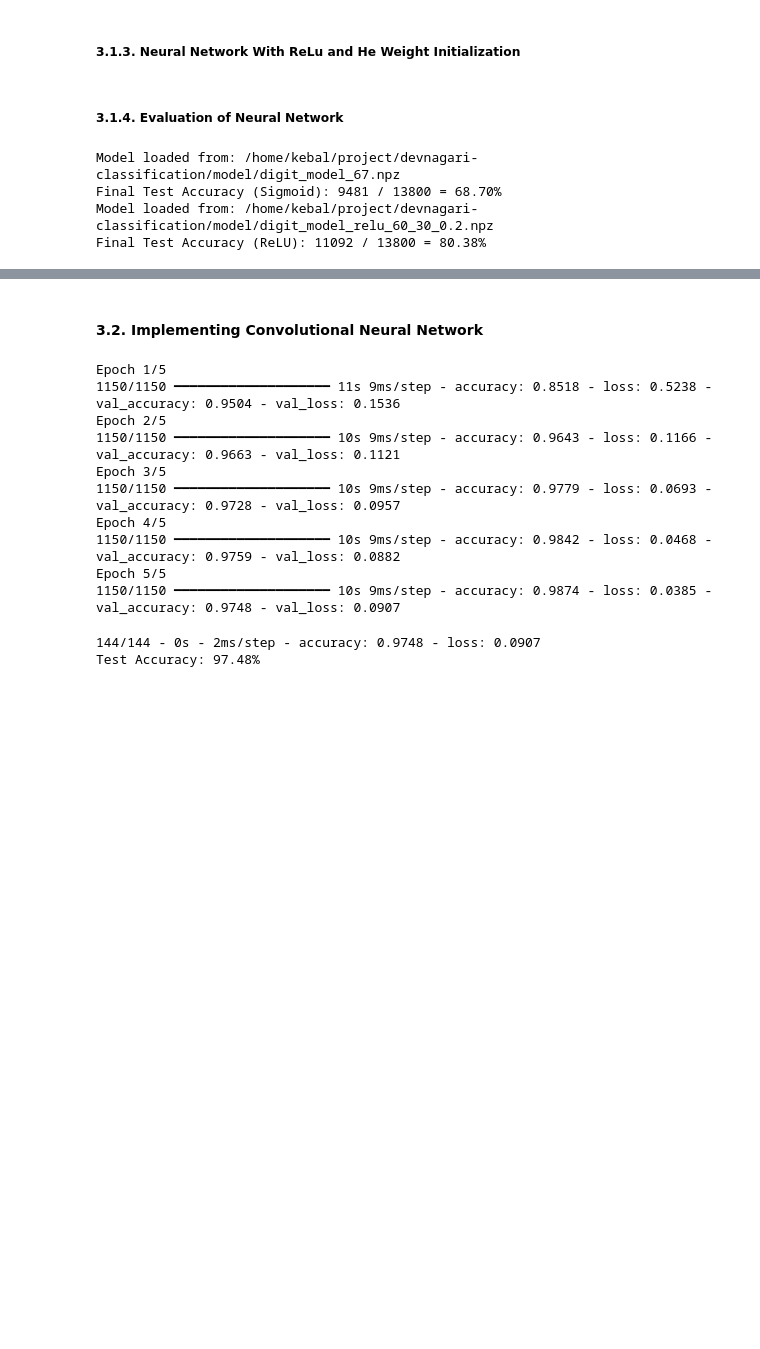
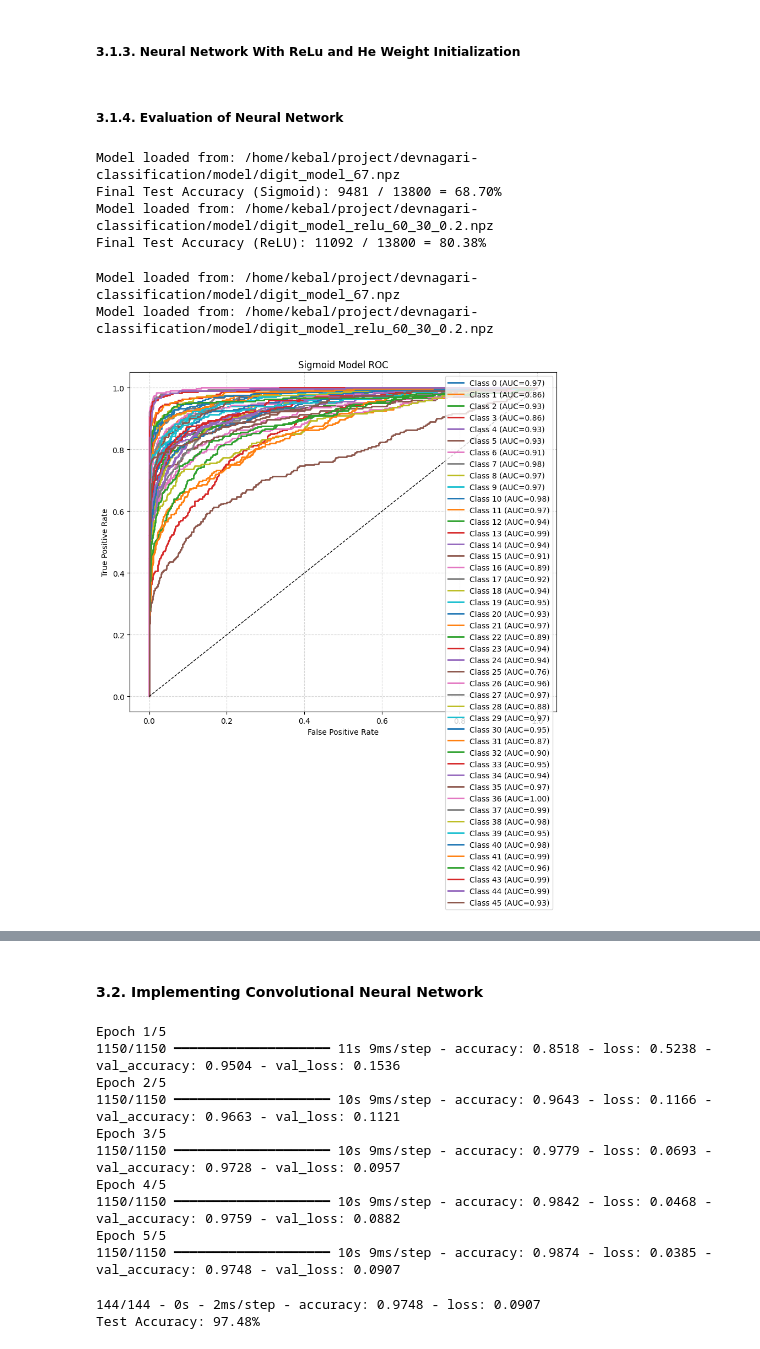
Before and after one commit to kebal7/devnagari-classification, a Jupyter notebook: src/main.ipynb, the cells around one changed output, grey strips where cells are left out. Drawn from its saved outputs; the diff is of its cells as text; code cells hidden in the pictures; blank space fills up the shorter version.

Commit message:
wip: roc curve for ann

```diff
--- a/src/main.ipynb
+++ b/src/main.ipynb
@@ -268,8 +288,8 @@ import network
 # # Epoch 211: 318 / 4600
 # # Epoch 212: 341 / 4600
 
-# net = network.Network([1024, 30, 46])
-# net.SGD(training_data, epochs=50, mini_batch_size=50, eta=1.0, test_data=validation_data)
+net = network.Network([1024, 30, 46])
+net.SGD(training_data, epochs=50, mini_batch_size=50, eta=1.0, test_data=validation_data)
 
 # os.makedirs(model_dir, exist_ok=True)
 
@@ -376,3 +414,65 @@ Model loaded from: /home/kebal/project/devnagari-classification/model/digit_mode
 Final Test Accuracy (Sigmoid): 9481 / 13800 = 68.70%
 Model loaded from: /home/kebal/project/devnagari-classification/model/digit_model_relu_60_30_0.2.npz
 Final Test Accuracy (ReLU): 11092 / 13800 = 80.38%
+# %%
+import numpy as np
+import matplotlib.pyplot as plt
+from sklearn.metrics import roc_curve, auc
+from sklearn.preprocessing import label_binarize
+import network
+import network_relu
+import os
+
+# -------------------------------
+# Load pretrained models
+# -------------------------------
+model_dir = os.path.join(os.getcwd(), "..", "model")
+pre_model_sigmoid = os.path.join(model_dir, "digit_model_67.npz")
+pre_model_relu    = os.path.join(model_dir, "digit_model_relu_60_30_0.2.npz")
+
+net_sigmoid = network.Network([1024, 30, 46], pre_model_sigmoid)
+net_relu    = network_relu.Network([1024, 60, 30, 46], pre_model_relu)
+
+# -------------------------------
+# Prepare true labels and scores
+# -------------------------------
+def get_scores_and_labels(net, data, num_classes=46):
+    y_true = [y for x, y in data]
+    y_score = np.array([net.feedforward(x) for x, _ in data])
+    y_true_bin = label_binarize(y_true, classes=range(num_classes))
+    return y_true_bin, y_score
+
+y_true_sig, y_score_sig = get_scores_and_labels(net_sigmoid, test_data)
+y_true_relu, y_score_relu = get_scores_and_labels(net_relu, test_data)
+
+# -------------------------------
+# Compute ROC curve for each class
+# -------------------------------
+def plot_multiclass_roc(y_true_bin, y_score, title="ROC Curve"):
+    plt.figure(figsize=(10,8))
+    num_classes = y_true_bin.shape[1]
+
+    for i in range(num_classes):
+        fpr, tpr, _ = roc_curve(y_true_bin[:, i], y_score[:, i])
+        roc_auc = auc(fpr, tpr)
+        # Plot some sample classes to avoid clutter
+        if i < 47:
+            plt.plot(fpr, tpr, lw=2, label=f"Class {i} (AUC={roc_auc:.2f})")
+
+    plt.plot([0,1], [0,1], 'k--', lw=1)  # random guess line
+    plt.xlabel("False Positive Rate")
+    plt.ylabel("True Positive Rate")
+    plt.title(title)
+    plt.legend()
+    plt.grid(True, linestyle='--', alpha=0.5)
+    plt.show()
+
+# -------------------------------
+# Plot ROC curves
+# -------------------------------
+plot_multiclass_roc(y_true_sig, y_score_sig, title="Sigmoid Model ROC")
+plot_multiclass_roc(y_true_relu, y_score_relu, title="ReLU Model ROC")
+# %% [output]
+Model loaded from: /home/kebal/project/devnagari-classification/model/digit_model_67.npz
+Model loaded from: /home/kebal/project/devnagari-classification/model/digit_model_relu_60_30_0.2.npz
+[figure, added]
```
Also changed, not shown: parts of 3 cells of this notebook.
